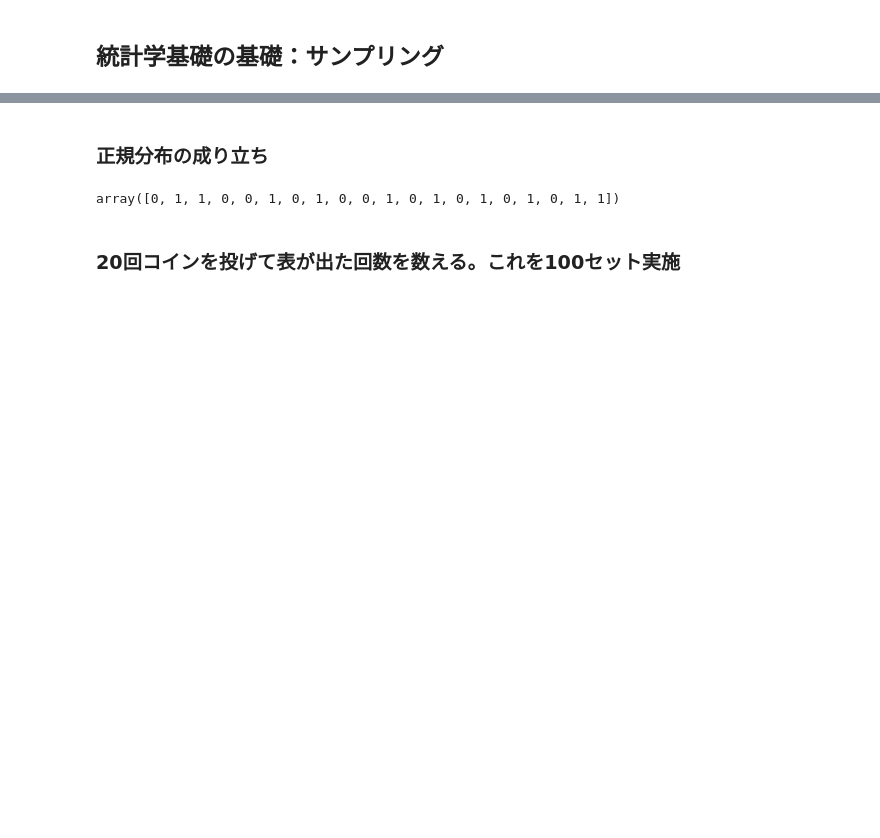
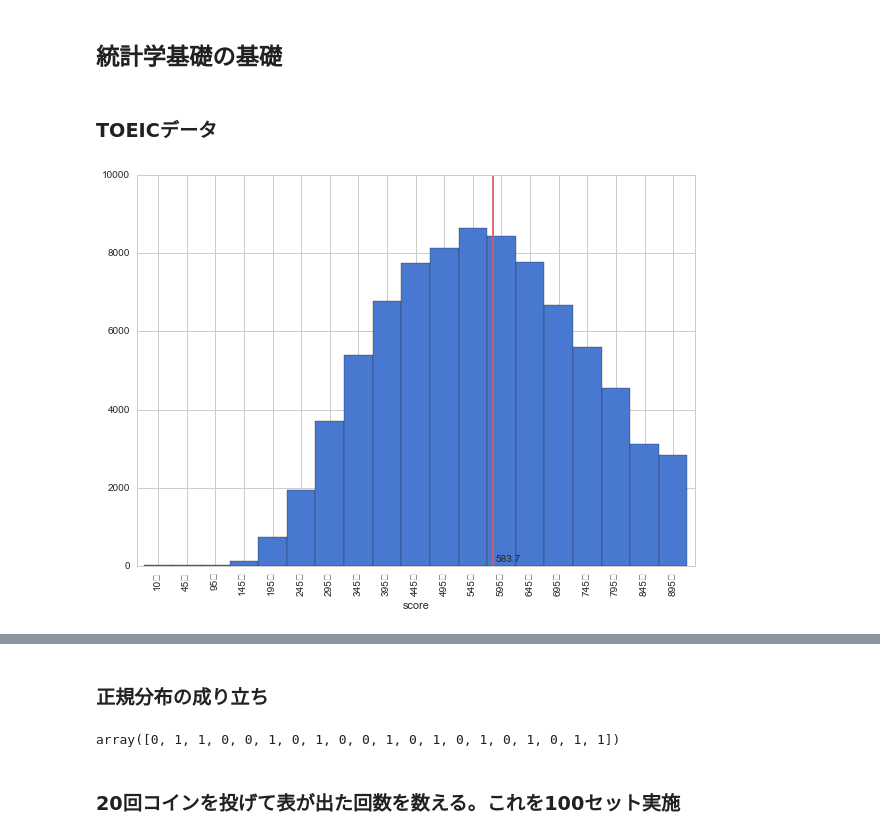
Before and after one commit to matsuken92/Qiita_Contents, a Jupyter notebook: statistics_lecture/Demonstration.ipynb, the cells around one changed output, grey strips where cells are left out. Cells and saved outputs as stored; diff of their text form; code cells hidden in the pictures; blank space fills up the shorter version.

```diff
--- a/statistics_lecture/Demonstration.ipynb
+++ b/statistics_lecture/Demonstration.ipynb
@@ -1,5 +1,5 @@
 # %% [markdown]
-## 統計学基礎の基礎：サンプリング
+## 統計学基礎の基礎
 # %%
 %matplotlib inline
 import matplotlib.pyplot as plt
@@ -15,4 +15,24 @@ import statsmodels.api as sm
 import cPickle as pickle
 import scipy.stats as st
 
-sns.set(style="white", palette="muted", color_codes=True)
+sns.set(style="whitegrid", palette="muted", color_codes=True)
+tips = sns.load_dataset("tips")
+# %% [markdown]
+### TOEICデータ
+# %%
+url = 'http://www.toeic.or.jp/toeic/about/data/data_avelist/data_dist01_04.html'
+fetched_dataframes = pd.io.html.read_html(url, header=0, index_col=0)
+df_total = fetched_dataframes[0]
+
+df_total = df_total[['Unnamed: 5','Unnamed: 6','Unnamed: 7']]
+df_total.columns = ['score','num','ratio']
+df_total.index = df_total['score']
+df_total = df_total.drop([u'（スコア区分）']).drop(['Total']).drop(['score'], axis=1).convert_objects(convert_numeric=True)
+df_total['sortkey'] = [int(idx.replace(u'\uff5e','')) for idx in df_total.index]
+
+df_total.sort(columns='sortkey')['num'].plot(kind='bar', color='b', figsize=(10,7),width=1)
+plt.plot([11.7,11.7],[0,10000], color='r')
+plt.text(11.8, 100, '583.7')
+plt.show()
+# %% [output]
+[figure, added]
```
Also changed, not shown: parts of 13 cells of this notebook.
